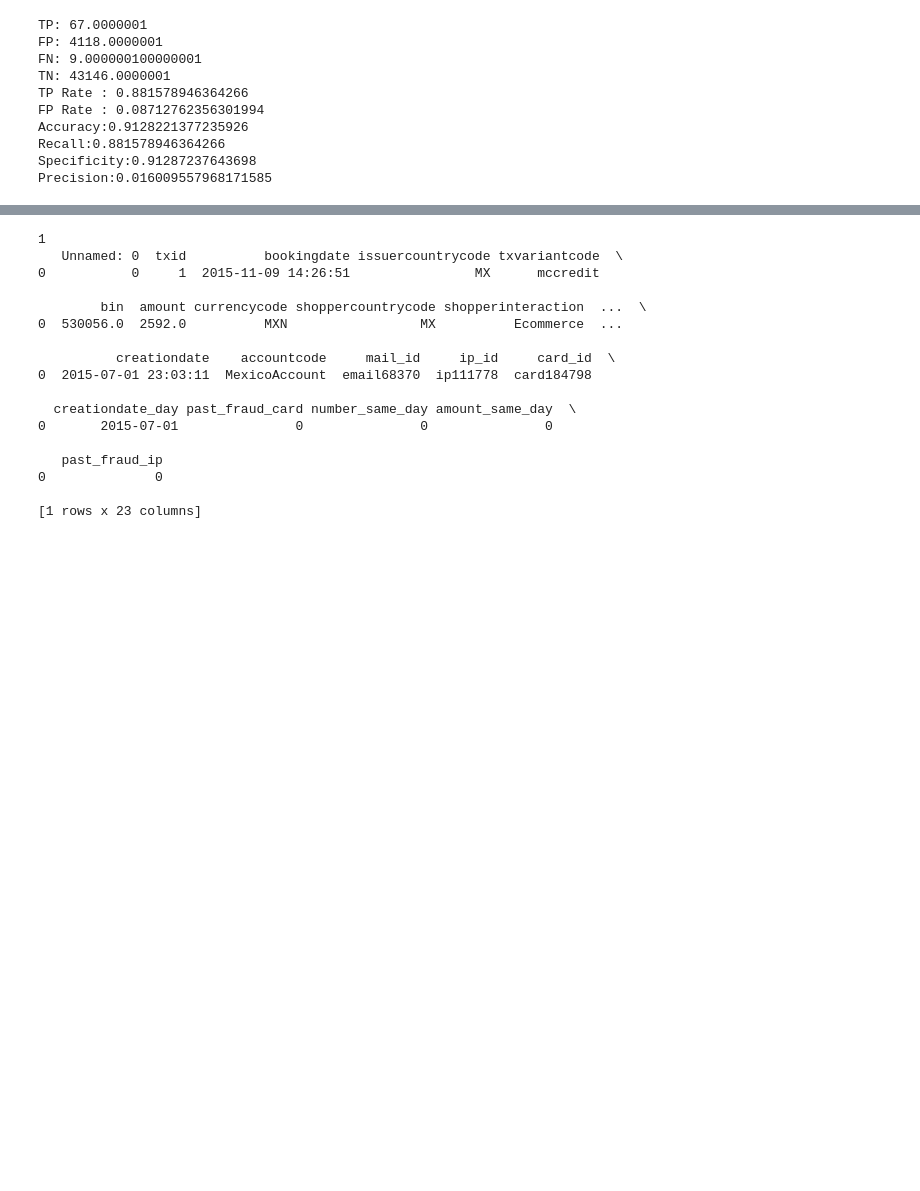
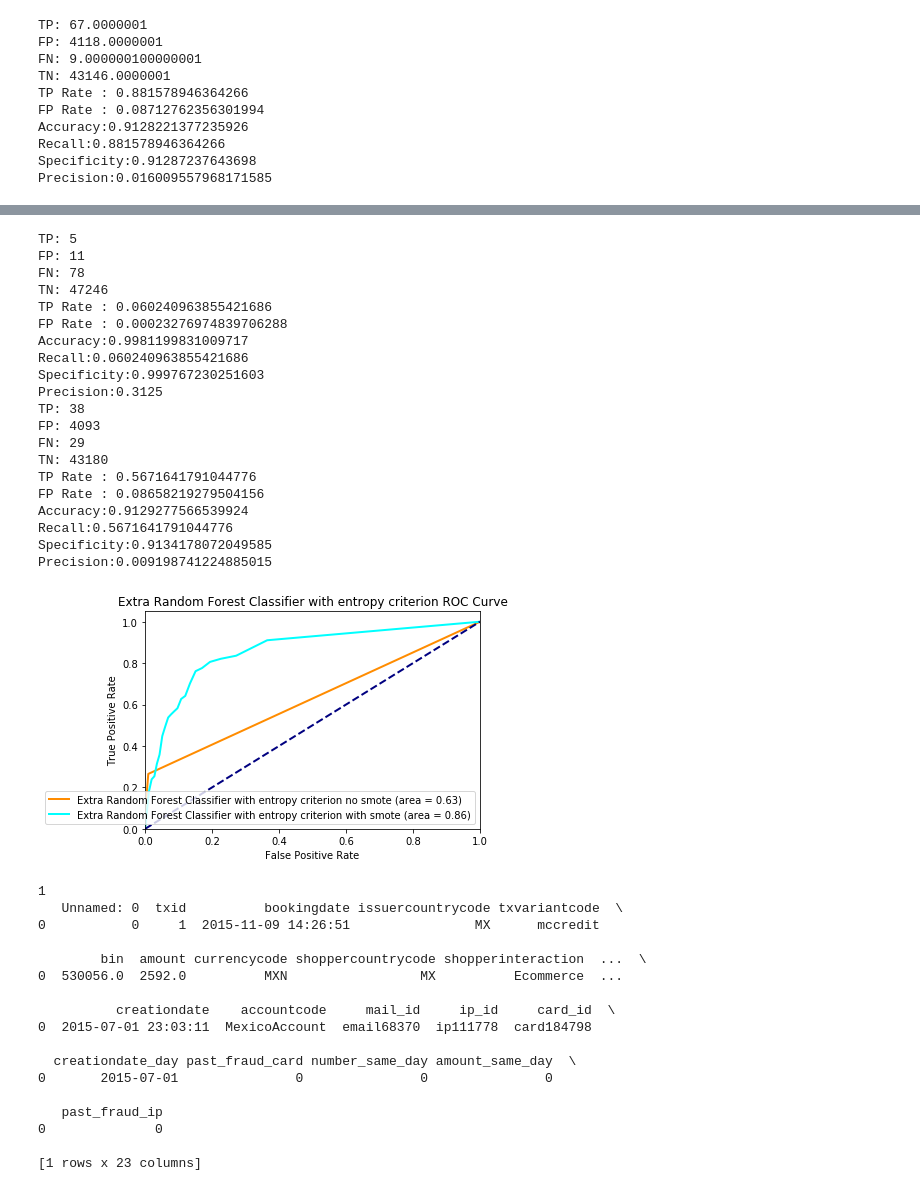
Before and after one commit to sirpandemona/CDA, a Jupyter notebook: Exercise 1/pipeline.ipynb, the cells around one changed output, grey strips where cells are left out. Saved outputs shown, nothing was run; the diff lists cells and outputs as text; code cells hidden in the pictures; blank space fills up the shorter version.

```diff
--- a/Exercise 1/pipeline.ipynb
+++ b/Exercise 1/pipeline.ipynb
@@ -174,6 +174,30 @@ def plot_roc_curve(clf, y_test, x_test, name='Receiver operating characteristic'
     plt.title(name)
     plt.legend(loc="lower right")
     plt.show()
+
+def plot_roc_curve_line(clf, y_test, x_test, color, name):
+
+    # predict probabilities
+    probs = clf.predict_proba(x_test)
+    # keep probabilities for the positive outcome only
+    probs = probs[:, 1]
+    # calculate AUC
+    auc = roc_auc_score(y_test, probs)
+    # calculate roc curve
+    fpr, tpr, thresholds = roc_curve(y_test, probs)
+
+    plt.plot(fpr, tpr, color=color,lw=2, label= name + ' (area = %0.2f)' % auc)
+
+def plot_roc_left(name):
+    plt.plot([0, 1], [0, 1], color='navy', lw=2, linestyle='--')
+    plt.xlim([0.0, 1.0])
+    plt.ylim([0.0, 1.05])
+    plt.xlabel('False Positive Rate')
+    plt.ylabel('True Positive Rate')
+    plt.title(name + " ROC Curve")
+    plt.legend(loc="lower right")
+    plt.savefig(name + ".png")
+    plt.show()
 # %%
 #Run the ML algorithm using cross-validation
 def evaluate_classifier(x,y,clf, use_PCA = False):
@@ -357,0 +409,31 @@ test_classifier(x,y,clf,ub_method = nm, use_PCA=False)
+# %%
+name = "Extra Random Forest Classifier with entropy criterion"
+plt.figure()
+
+clf = ExtraTreesClassifier(n_estimators=20, max_depth=None,min_samples_split=2, random_state=0, criterion='entropy')
+test_classifier(x,y,clf,'darkorange',name+" no smote",use_PCA=True)
+test_classifier(x,y,clf,'aqua',name+" with smote",use_PCA=True,use_smote=True)
+
+plot_roc_left(name)
+# %% [output]
+TP: 5
+FP: 11
+FN: 78
+TN: 47246
+TP Rate : 0.060240963855421686
+FP Rate : 0.00023276974839706288
+Accuracy:0.9981199831009717
+Recall:0.060240963855421686
+Specificity:0.999767230251603
+Precision:0.3125
+TP: 38
+FP: 4093
+FN: 29
+TN: 43180
+TP Rate : 0.5671641791044776
+FP Rate : 0.08658219279504156
+Accuracy:0.9129277566539924
+Recall:0.5671641791044776
+Specificity:0.9134178072049585
+Precision:0.009198741224885015
+[figure, added]
```
Also changed, not shown: parts of 4 cells of this notebook.
